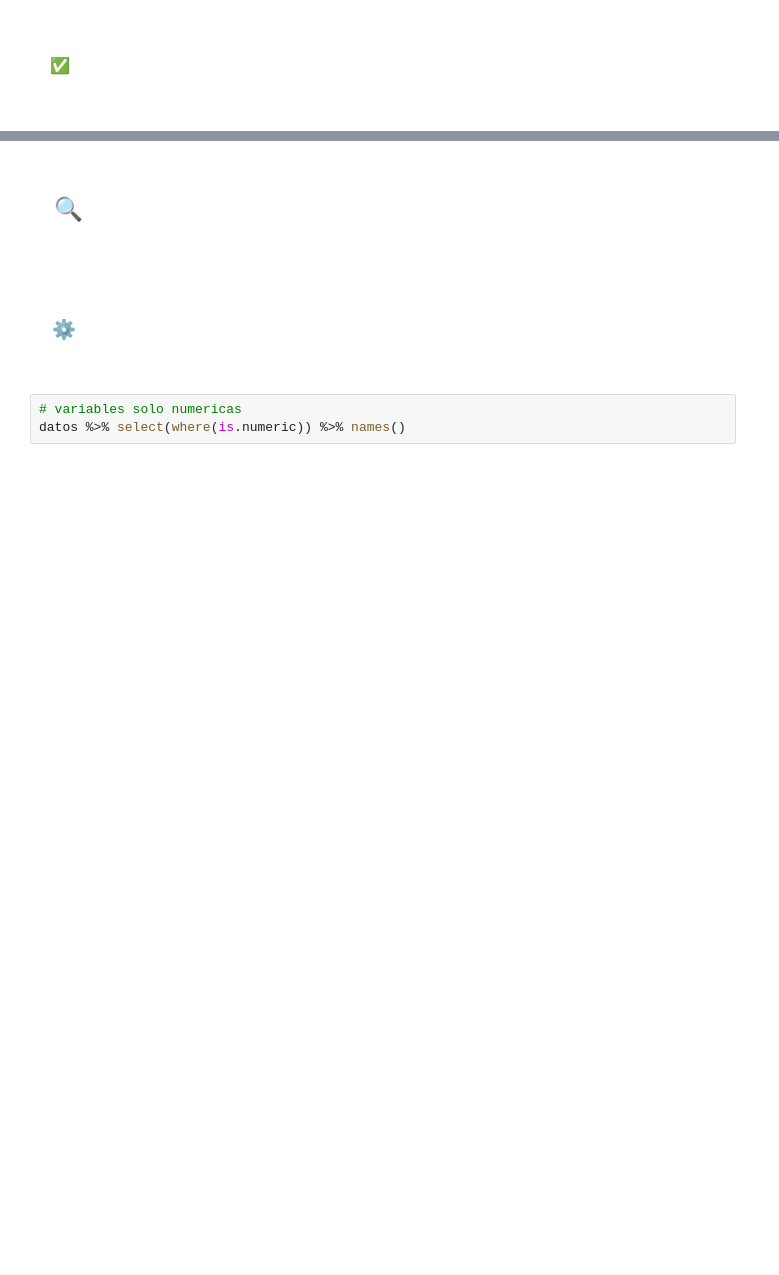
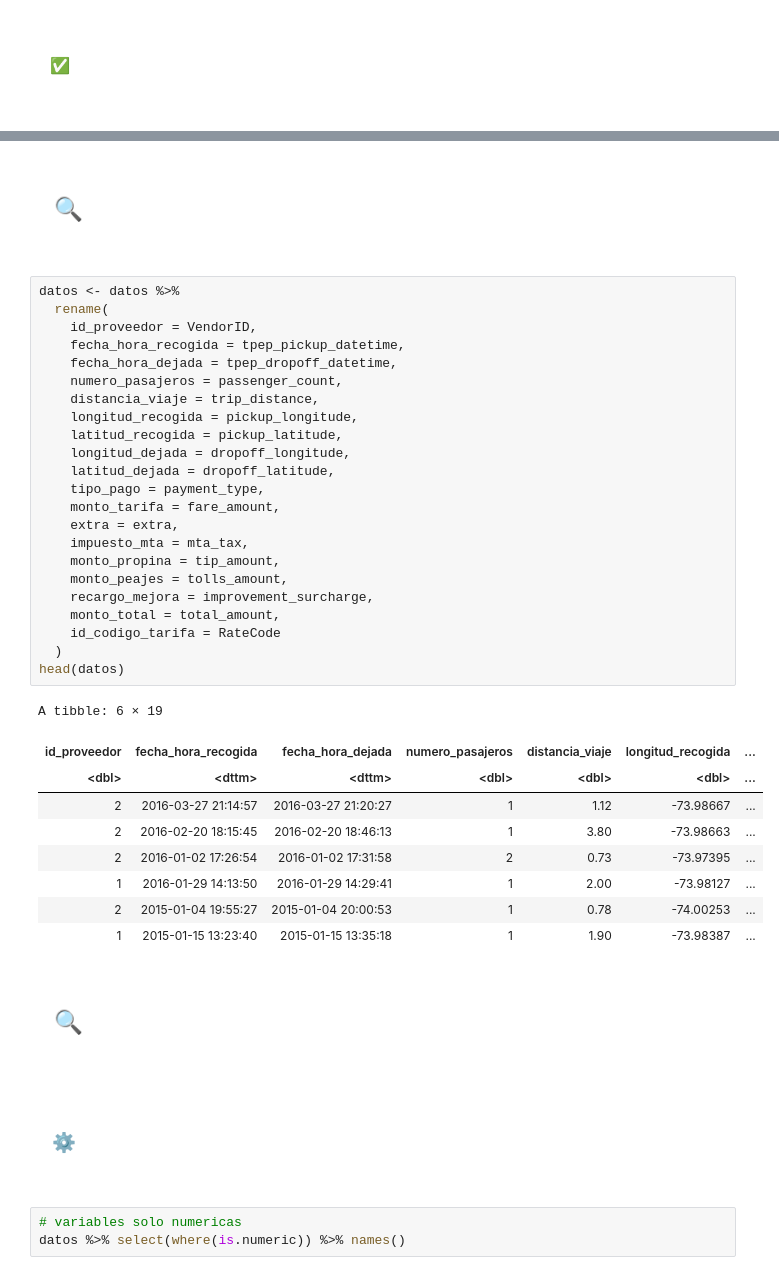
Before and after one commit to RosariosTijeras/Autonomos-Modelamiento, a Jupyter notebook: Autonomos/Autonomo_2/R_Notebooks/analisis.ipynb, the cells around one changed output, grey strips where cells are left out. Cells and saved outputs as stored; diff of their text form; blank space fills up the shorter version.

```diff
--- a/Autonomos/Autonomo_2/R_Notebooks/analisis.ipynb
+++ b/Autonomos/Autonomo_2/R_Notebooks/analisis.ipynb
@@ -278,6 +261,47 @@ A tibble: 6 × 18
 | 1 | 2016-01-29 14:13:50 | 2016-01-29 14:29:41 | 1 | 2.00 | -73.98127 | ... |
 | 2 | 2015-01-04 19:55:27 | 2015-01-04 20:00:53 | 1 | 0.78 | -74.00253 | ... |
 | 1 | 2015-01-15 13:23:40 | 2015-01-15 13:35:18 | 1 | 1.90 | -73.98387 | ... |
+# %% [markdown]
+##
+<div style="display:flex; align-items:flex-start; gap:12px; background:linear-gradient(90deg,#ea580c,#f97316); padding:16px; border-radius:10px; box-shadow:0 6px 15px rgba(234,88,12,0.2); color:#fff; max-width:fit-content; width:min(850px,100%); margin:12px auto; margin-left:40px; box-sizing:border-box;">
+    <div style="width:32px; height:32px; display:flex; align-items:center; justify-content:center; background:rgba(255,255,255,0.15); border-radius:6px; font-size:1.45rem; line-height:1;">🔍</div>
+    <div>
+        <div style="font-weight:800; font-size:1.35rem; letter-spacing:0.3px;">Renombrar columnas</div>
+    </div>
+</div>
+# %%
+datos <- datos %>%
+  rename(
+    id_proveedor = VendorID,
+    fecha_hora_recogida = tpep_pickup_datetime,
+    fecha_hora_dejada = tpep_dropoff_datetime,
+    numero_pasajeros = passenger_count,
+    distancia_viaje = trip_distance,
+    longitud_recogida = pickup_longitude,
+    latitud_recogida = pickup_latitude,
+    longitud_dejada = dropoff_longitude,
+    latitud_dejada = dropoff_latitude,
+    tipo_pago = payment_type,
+    monto_tarifa = fare_amount,
+    extra = extra,
+    impuesto_mta = mta_tax,
+    monto_propina = tip_amount,
+    monto_peajes = tolls_amount,
+    recargo_mejora = improvement_surcharge,
+    monto_total = total_amount,
+    id_codigo_tarifa = RateCode
+  )
+head(datos)
+# %% [output]
+A tibble: 6 × 19
+| id_proveedor | fecha_hora_recogida | fecha_hora_dejada | numero_pasajeros | distancia_viaje | longitud_recogida | ... |
+| <dbl> | <dttm> | <dttm> | <dbl> | <dbl> | <dbl> | ... |
+| 2 | 2016-03-27 21:14:57 | 2016-03-27 21:20:27 | 1 | 1.12 | -73.98667 | ... |
+| 2 | 2016-02-20 18:15:45 | 2016-02-20 18:46:13 | 1 | 3.80 | -73.98663 | ... |
+| 2 | 2016-01-02 17:26:54 | 2016-01-02 17:31:58 | 2 | 0.73 | -73.97395 | ... |
+| 1 | 2016-01-29 14:13:50 | 2016-01-29 14:29:41 | 1 | 2.00 | -73.98127 | ... |
+| 2 | 2015-01-04 19:55:27 | 2015-01-04 20:00:53 | 1 | 0.78 | -74.00253 | ... |
+| 1 | 2015-01-15 13:23:40 | 2015-01-15 13:35:18 | 1 | 1.90 | -73.98387 | ... |
 # %% [markdown]
 ##
 <div style="display:flex; align-items:flex-start; gap:12px; background:linear-gradient(90deg,#ea580c,#f97316); padding:16px; border-radius:10px; box-shadow:0 6px 15px rgba(234,88,12,0.2); color:#fff; max-width:fit-content; width:min(850px,100%); margin:12px auto; margin-left:40px; box-sizing:border-box;">
```
Also changed, not shown: parts of 22 cells of this notebook.
